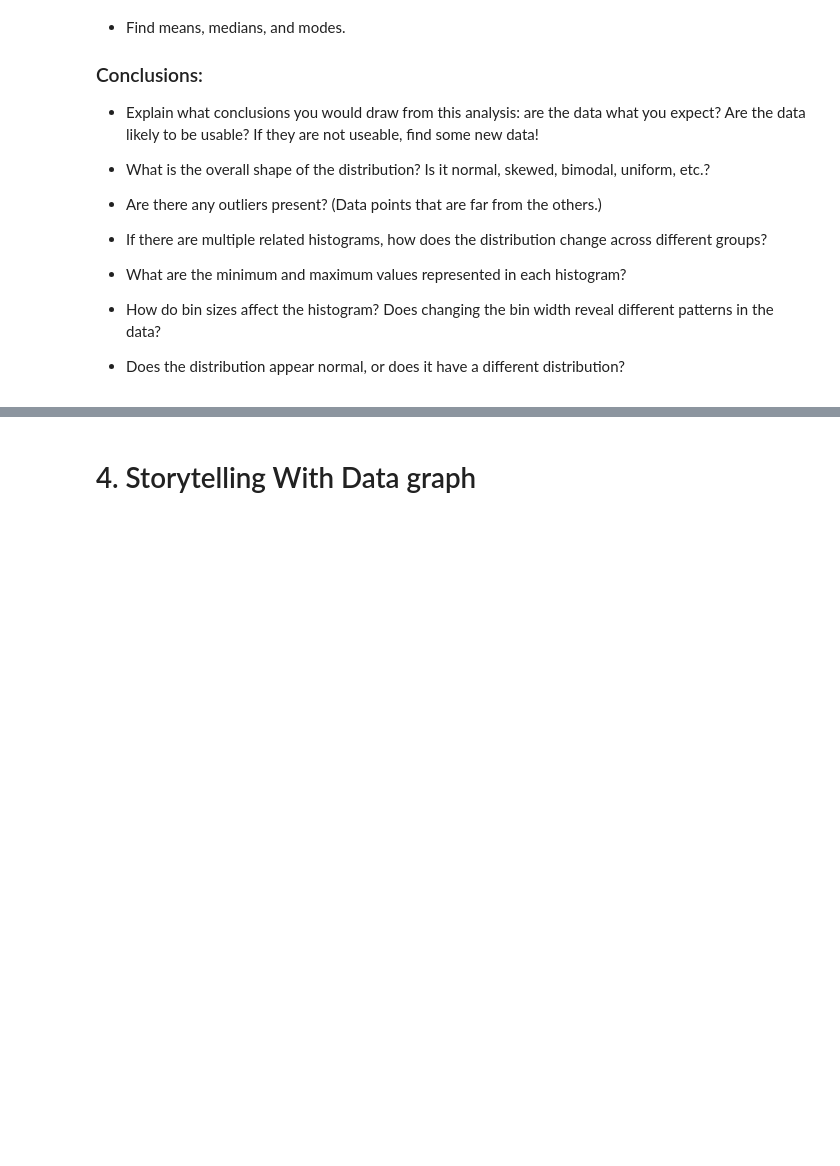
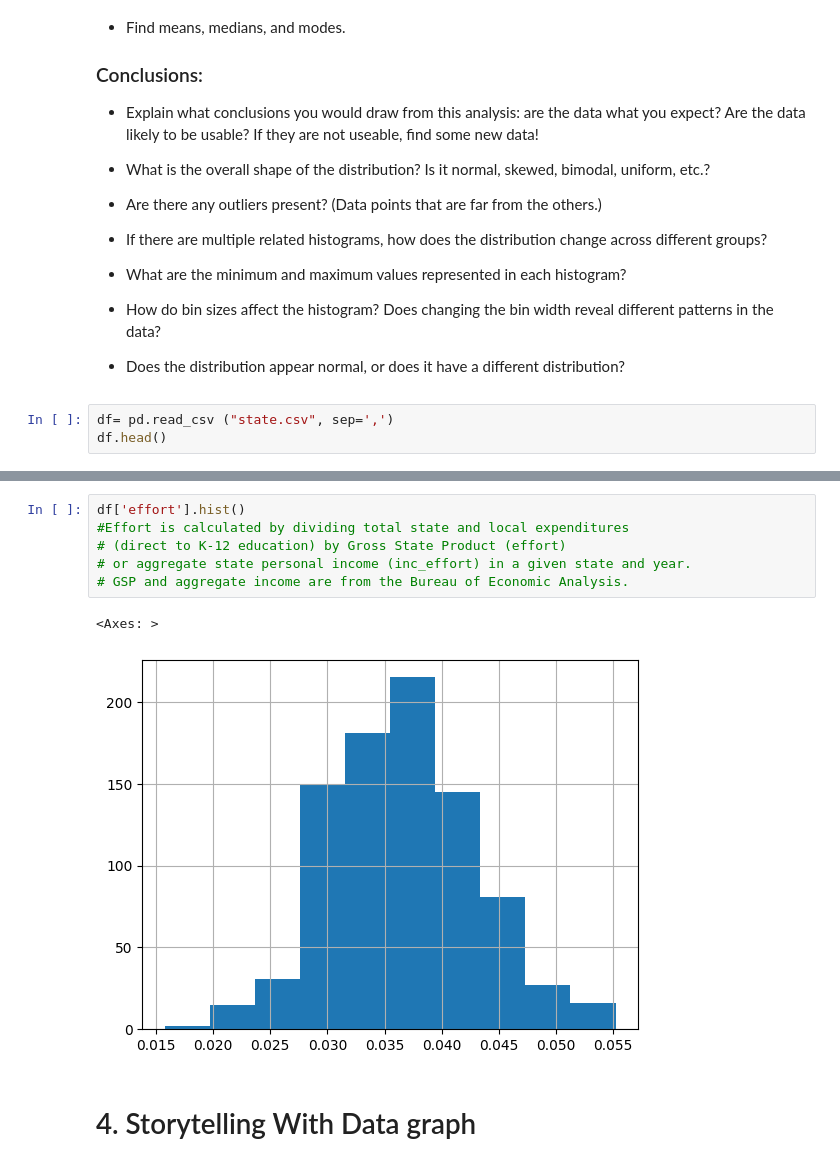
Before and after one commit to SalhaMo/Module-B-semester-2, a Jupyter notebook: Week4.ipynb, the cells around one changed output, grey strips where cells are left out. Cells and saved outputs as stored; diff of their text form; blank space fills up the shorter version.

```diff
--- a/Week4.ipynb
+++ b/Week4.ipynb
@@ -88,3 +89,6 @@ This week, you will do the same types of exercises as last week, but you should
 - How do bin sizes affect the histogram?  Does changing the bin width reveal different patterns in the data?
 
 - Does the distribution appear normal, or does it have a different distribution?
+# %%
+df= pd.read_csv ("state.csv", sep=',')
+df.head()
@@ -91,3 +109,12 @@ This week, you will do the same types of exercises as last week, but you should
+# %%
+df['effort'].hist()
+#Effort is calculated by dividing total state and local expenditures
+# (direct to K-12 education) by Gross State Product (effort)
+# or aggregate state personal income (inc_effort) in a given state and year.
+# GSP and aggregate income are from the Bureau of Economic Analysis.
+# %% [output]
+<Axes: >
+[figure, added]
 # %% [markdown]
 # 4. Storytelling With Data graph
 # %% [markdown]
```
Also changed, not shown: parts of 3 cells of this notebook.
